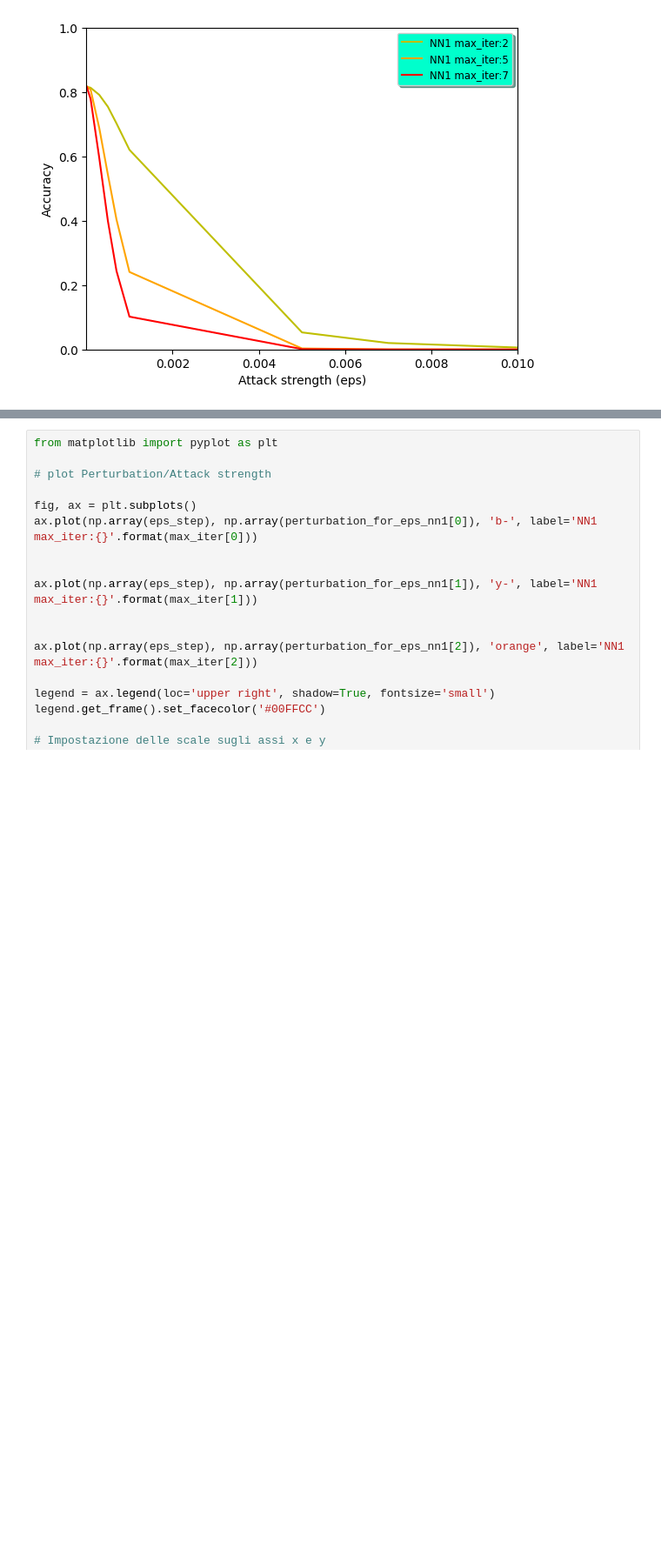
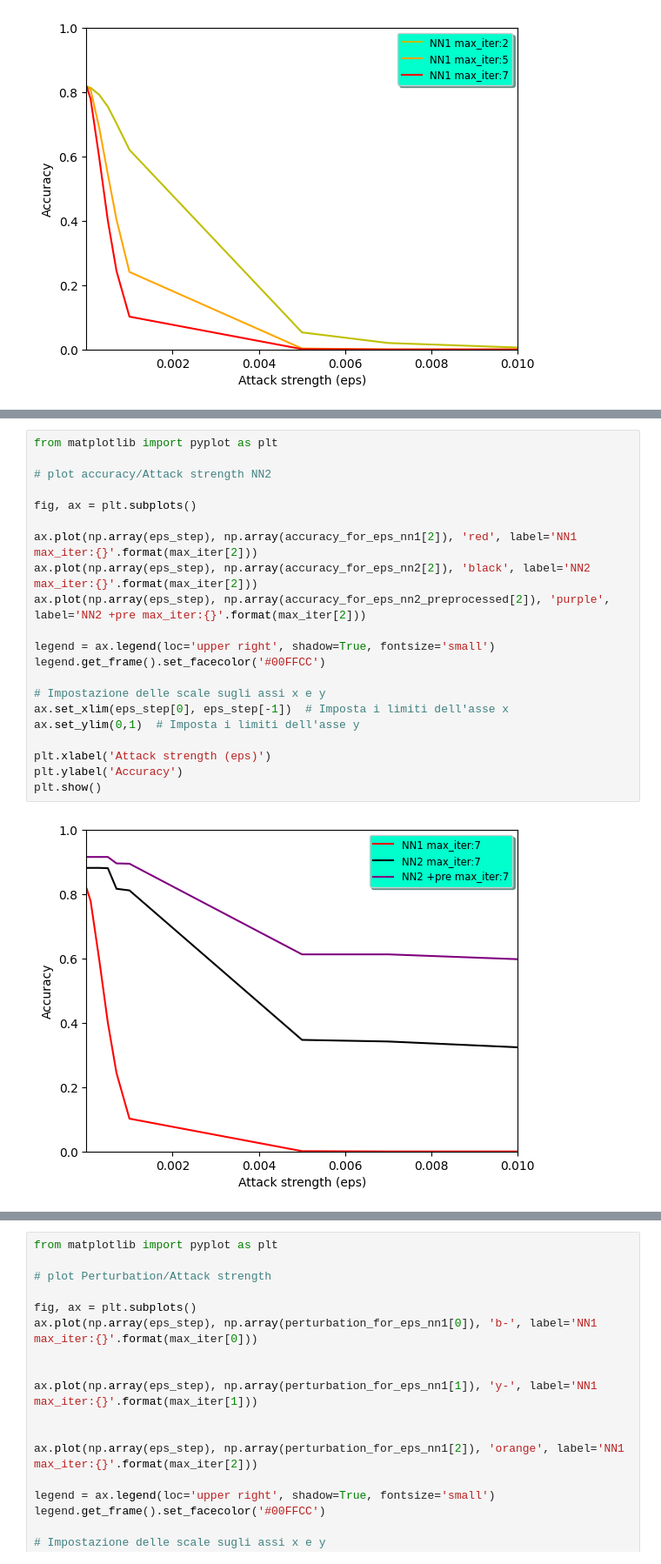
Before and after one commit to dany9999/Face_Recognition_Security, a Jupyter notebook: pgd.ipynb, the cells around one changed output, grey strips where cells are left out. Shown at 87% size. Drawn from its saved outputs; the diff is of its cells as text; blank space fills up the shorter version.

```diff
--- a/pgd.ipynb
+++ b/pgd.ipynb
@@ -265,2 +283,25 @@ plt.show()
+# %%
+from matplotlib import pyplot as plt
+
+# plot accuracy/Attack strength NN2
+
+fig, ax = plt.subplots()
+
+ax.plot(np.array(eps_step), np.array(accuracy_for_eps_nn1[2]), 'red', label='NN1 max_iter:{}'.format(max_iter[2]))
+ax.plot(np.array(eps_step), np.array(accuracy_for_eps_nn2[2]), 'black', label='NN2 max_iter:{}'.format(max_iter[2]))
+ax.plot(np.array(eps_step), np.array(accuracy_for_eps_nn2_preprocessed[2]), 'purple', label='NN2 +pre max_iter:{}'.format(max_iter[2]))
+
+legend = ax.legend(loc='upper right', shadow=True, fontsize='small')
+legend.get_frame().set_facecolor('#00FFCC')
+
+# Impostazione delle scale sugli assi x e y
+ax.set_xlim(eps_step[0], eps_step[-1])  # Imposta i limiti dell'asse x
+ax.set_ylim(0,1)  # Imposta i limiti dell'asse y
+
+plt.xlabel('Attack strength (eps)')
+plt.ylabel('Accuracy')
+plt.show()
+# %% [output]
+[figure, added]
 # %%
 print(eps_step)
```
Also changed, not shown: parts of 21 cells of this notebook.
